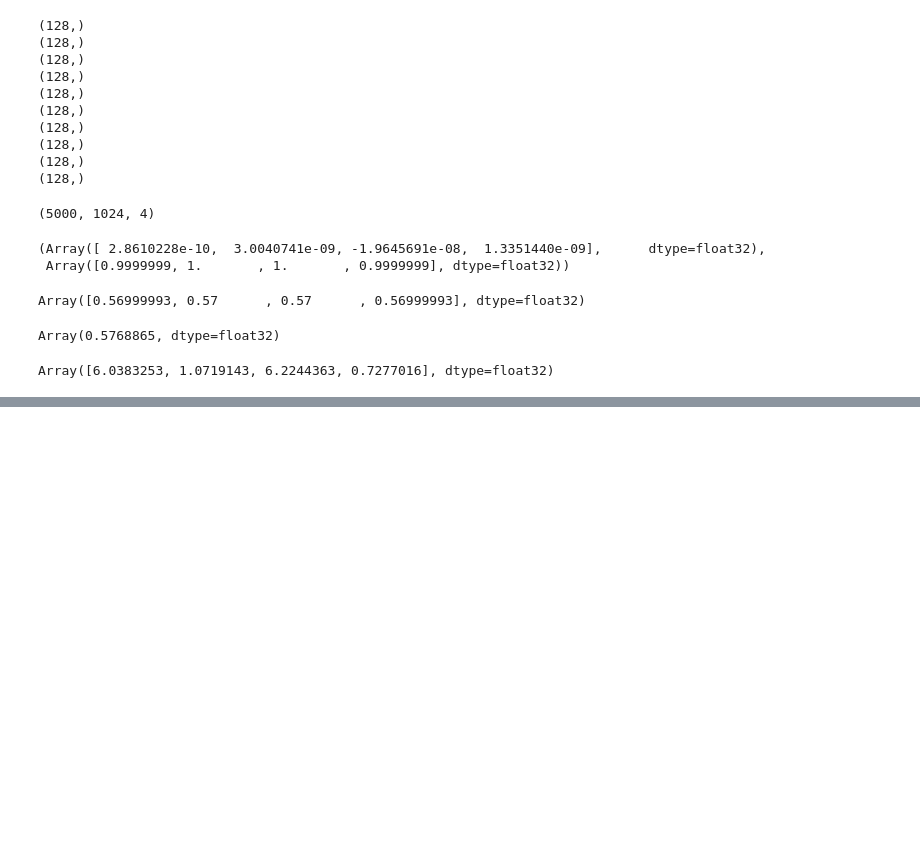
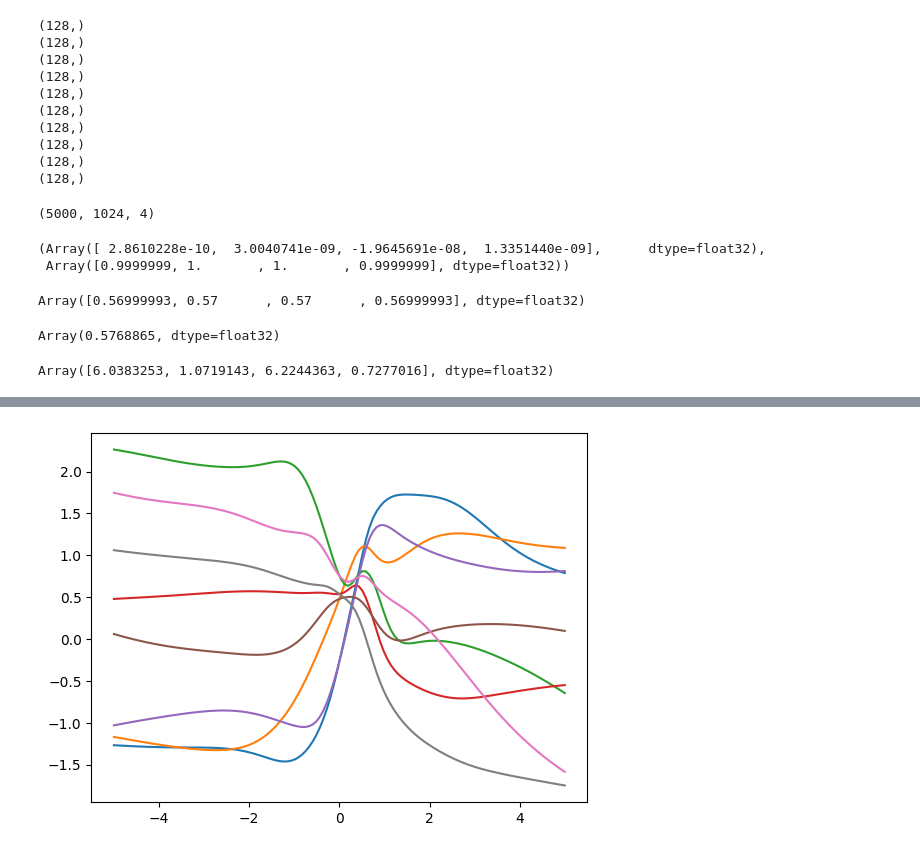
Before and after one commit to akarshkumar0101/synthetic-mdps, a Jupyter notebook: src/temp.ipynb, the cells around one changed output, grey strips where cells are left out. Saved outputs shown, nothing was run; the diff lists cells and outputs as text; code cells hidden in the pictures; blank space fills up the shorter version.

```diff
--- a/src/temp.ipynb
+++ b/src/temp.ipynb
@@ -842,0 +977,28 @@ ValueError: not enough values to unpack (expected 2, got 1)
+# %%
+rng, _rng = split(rng)
+x = jax.random.normal(_rng, (32, d_in))
+y, updates = net.apply( params, x, train=True, mutable=['batch_stats'])
+params['batch_stats'] = updates['batch_stats']
+y = net.apply(params, x)
+
+assert jnp.allclose(y.mean(axis=0), jnp.zeros_like(y.mean(axis=0)), atol=1e-3)
+assert jnp.allclose(y.std(axis=0), jnp.ones_like(y.std(axis=0)), atol=1e-3)
+# %%
+t = jnp.linspace(-1, 1, 128)*5
+def get_nn_slice(rng):
+    rng, _rng = split(rng)
+    v = jax.random.normal(_rng, (d_in, ))
+    v = v/jnp.linalg.norm(v)
+    x = t[:, None] * v
+
+    y = jax.vmap(net.apply, in_axes=(None, 0))(params, x)
+    y = rearrange(y, 't d -> d t')
+    return y
+
+rng, _rng = split(rng)
+y = jax.vmap(get_nn_slice)(split(_rng, 2))
+y = rearrange(y, 'b1 b2 t -> (b1 b2) t')
+plt.plot(t, y.T)
+plt.show()
+# %% [output]
+[figure, added]
```
Also changed, not shown: parts of 9 cells of this notebook, 5 other files.
